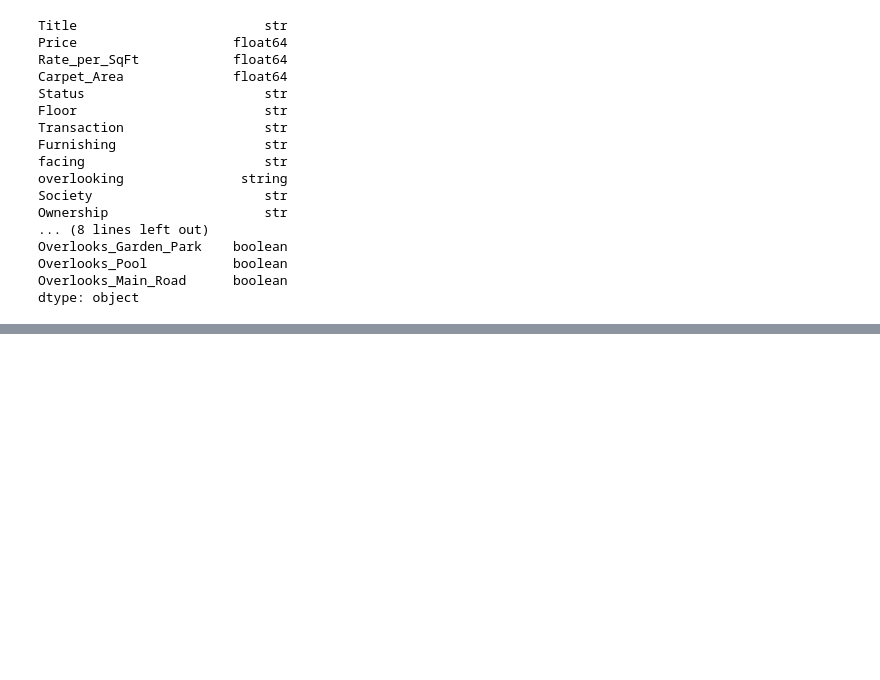
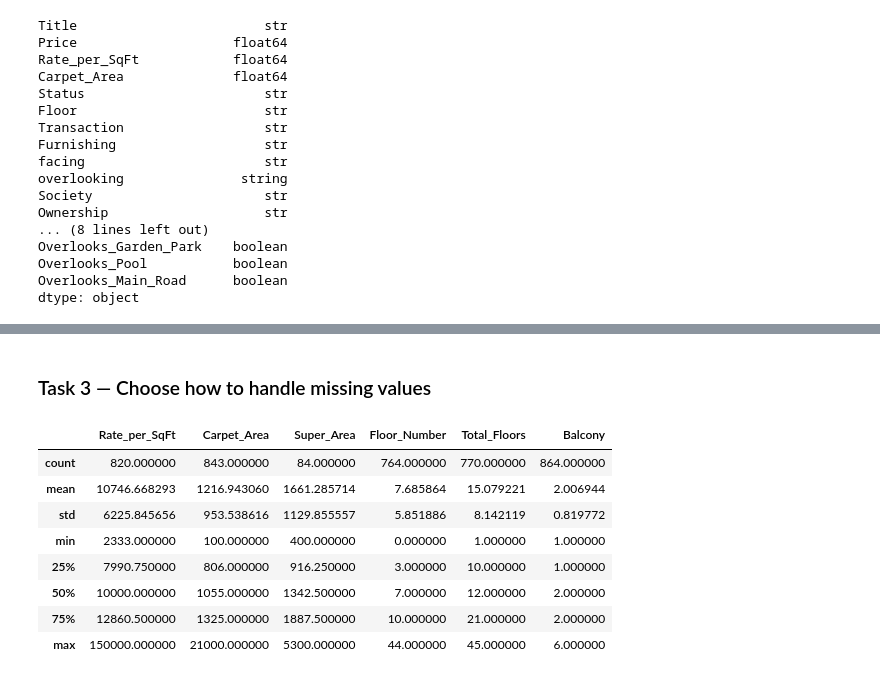
Before and after one commit to Omkesh-Bash/pune-real-estate-data-cleaning, a Jupyter notebook: notebooks/Pune_Real_Estate_Data_Cleaning.ipynb, the cells around one changed output, grey strips where cells are left out. Saved outputs shown, nothing was run; the diff lists cells and outputs as text; code cells hidden in the pictures; blank space fills up the shorter version.

```diff
--- a/notebooks/Pune_Real_Estate_Data_Cleaning.ipynb
+++ b/notebooks/Pune_Real_Estate_Data_Cleaning.ipynb
@@ -1343,0 +1498,2 @@ assert real_estate["Overlooks_Garden_Park"].isna().sum() == 171
+# %%
+real_estate = real_estate.drop(columns= 'Floor')
@@ -1343,0 +1519,2 @@ assert real_estate["Overlooks_Garden_Park"].isna().sum() == 171
+# %%
+real_estate = real_estate.drop(columns='overlooking')
@@ -1343,0 +1545,23 @@ assert real_estate["Overlooks_Garden_Park"].isna().sum() == 171
+# %% [markdown]
+### Task 3 — Choose how to handle missing values
+# %%
+real_estate[
+    [
+        "Rate_per_SqFt",
+        "Carpet_Area",
+        "Super_Area",
+        "Floor_Number",
+        "Total_Floors",
+        "Balcony",
+    ]
+].describe()
+# %% [output]
+|  | Rate_per_SqFt | Carpet_Area | Super_Area | Floor_Number | Total_Floors | Balcony |
+| count | 820.000000 | 843.000000 | 84.000000 | 764.000000 | 770.000000 | 864.000000 |
+| mean | 10746.668293 | 1216.943060 | 1661.285714 | 7.685864 | 15.079221 | 2.006944 |
+| std | 6225.845656 | 953.538616 | 1129.855557 | 5.851886 | 8.142119 | 0.819772 |
+| min | 2333.000000 | 100.000000 | 400.000000 | 0.000000 | 1.000000 | 1.000000 |
+| 25% | 7990.750000 | 806.000000 | 916.250000 | 3.000000 | 10.000000 | 1.000000 |
+| 50% | 10000.000000 | 1055.000000 | 1342.500000 | 7.000000 | 12.000000 | 2.000000 |
+| 75% | 12860.500000 | 1325.000000 | 1887.500000 | 10.000000 | 21.000000 | 2.000000 |
+| max | 150000.000000 | 21000.000000 | 5300.000000 | 44.000000 | 45.000000 | 6.000000 |
```
Also changed, not shown: parts of 26 cells of this notebook.
